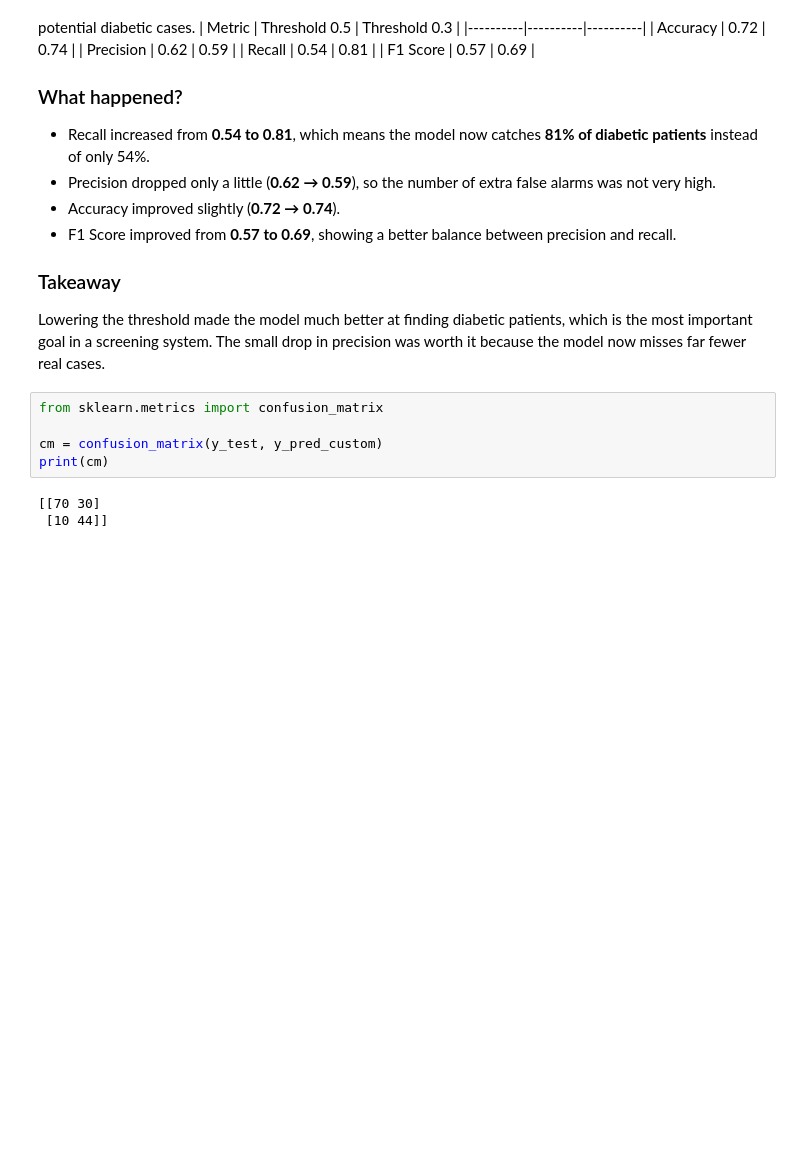
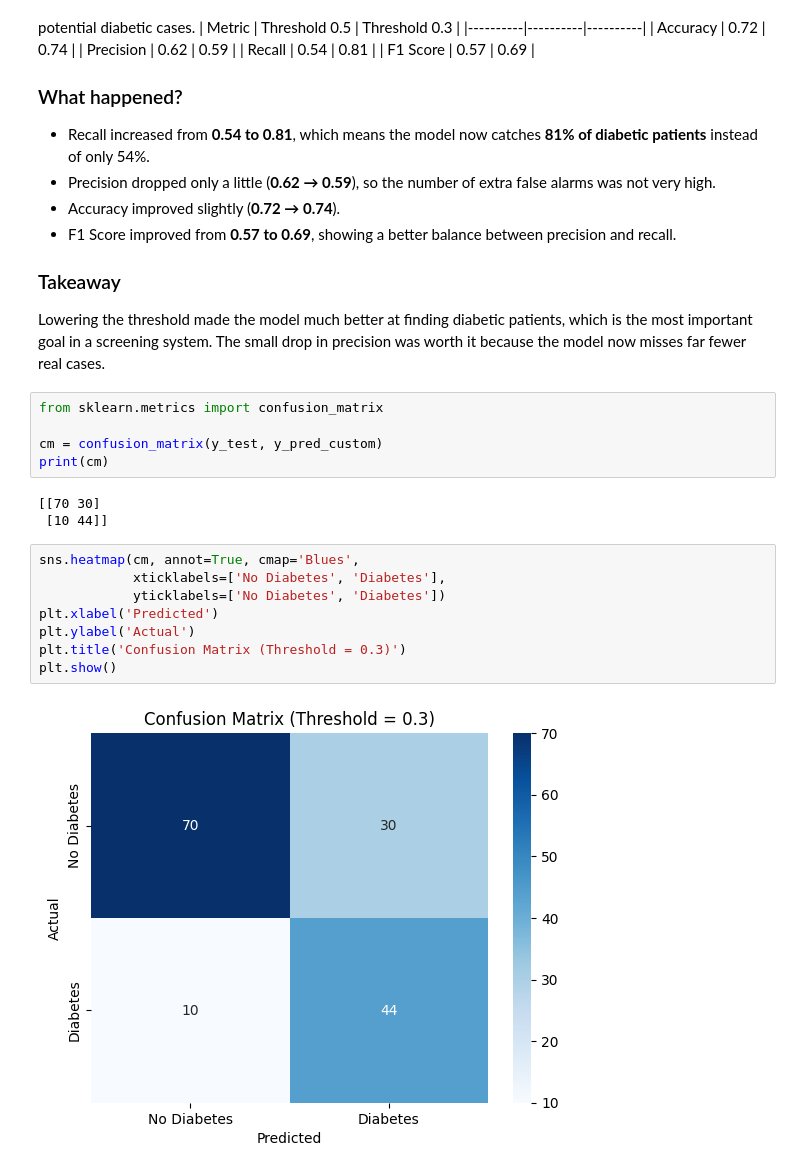
Before and after one commit to riddhikale/ml-portfolio, a Jupyter notebook: regression/logistic_regression.ipynb, the cells around one changed output. Saved outputs shown, nothing was run; the diff lists cells and outputs as text; blank space fills up the shorter version.

Commit message:
plot confusion matrix for diabetes predictions

```diff
--- a/regression/logistic_regression.ipynb
+++ b/regression/logistic_regression.ipynb
@@ -194,3 +194,13 @@ print(cm)
 # %% [output]
 [[70 30]
  [10 44]]
+# %%
+sns.heatmap(cm, annot=True, cmap='Blues',
+            xticklabels=['No Diabetes', 'Diabetes'],
+            yticklabels=['No Diabetes', 'Diabetes'])
+plt.xlabel('Predicted')
+plt.ylabel('Actual')
+plt.title('Confusion Matrix (Threshold = 0.3)')
+plt.show()
+# %% [output]
+[figure, added]
```
